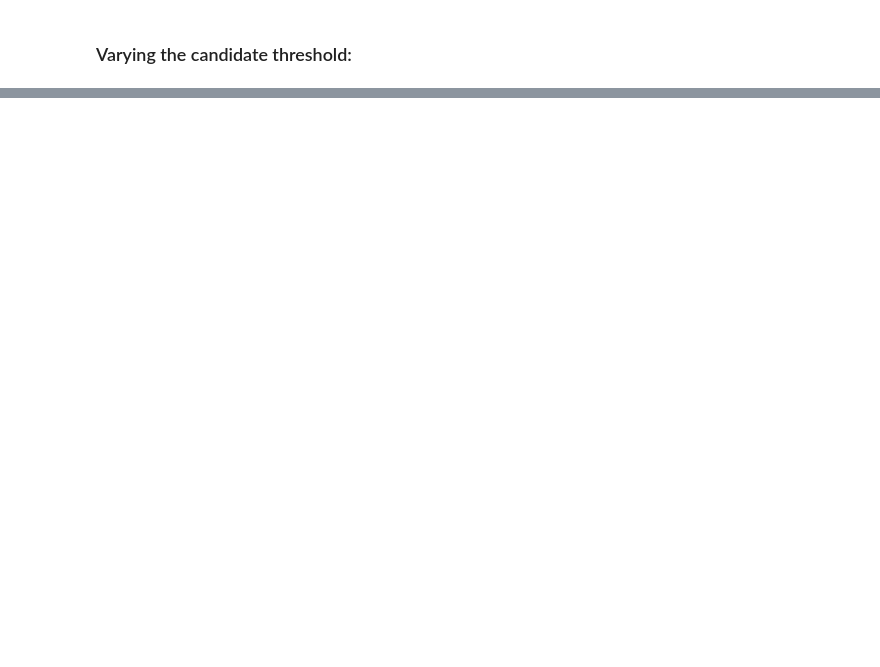
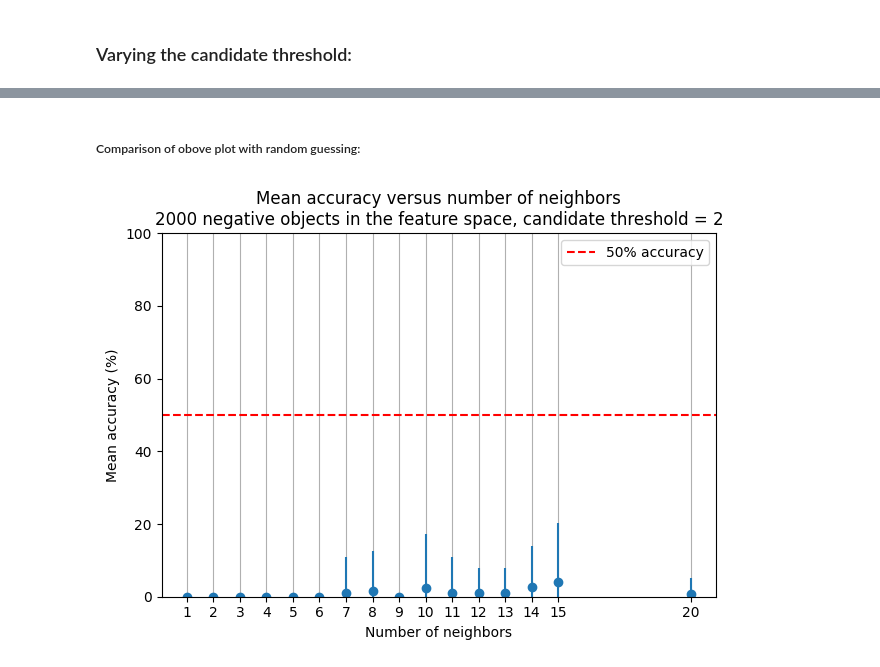
Before and after one commit to emilleishida/magnetic_cvs, a Jupyter notebook: notebooks/nearest_neighbors-method_2.ipynb, the cells around one changed output, grey strips where cells are left out. Saved outputs shown, nothing was run; the diff lists cells and outputs as text; code cells hidden in the pictures; blank space fills up the shorter version.

```diff
--- a/notebooks/nearest_neighbors-method_2.ipynb
+++ b/notebooks/nearest_neighbors-method_2.ipynb
@@ -194,0 +202,6 @@ acc_vs_n_neigh(candidate_threshold=3, n_neighbors_list=[1, 5, 10, 20, 30, 40, 50
+# %% [markdown]
+##### Comparison of obove plot with random guessing:
+# %%
+acc_vs_n_neigh(negative_sample_size=2_000, candidate_threshold=2, random_guessing=True)
+# %% [output]
+[figure, added]
```
Also changed, not shown: parts of 18 cells of this notebook.
